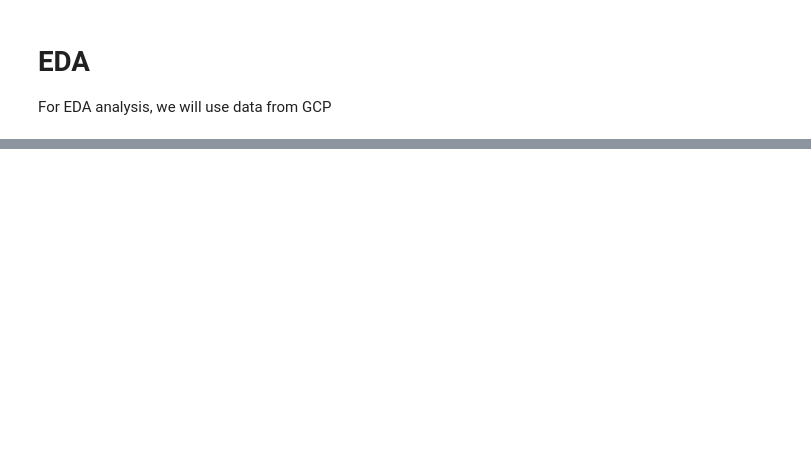
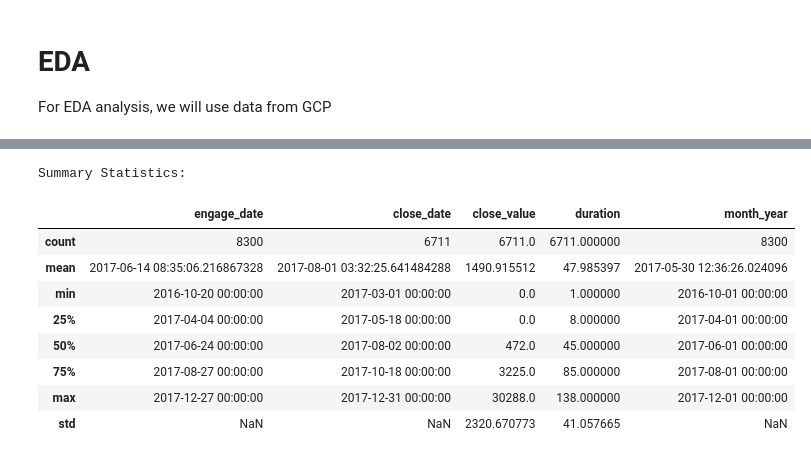
Before and after one commit to camlebrun/crm_hetic, a Jupyter notebook: analyses/eda.ipynb, the cells around one changed output, grey strips where cells are left out. Cells and saved outputs as stored; diff of their text form; code cells hidden in the pictures; blank space fills up the shorter version.

```diff
--- a/analyses/eda.ipynb
+++ b/analyses/eda.ipynb
@@ -34,0 +169,14 @@ df
+# %%
+print("Summary Statistics:")
+df_sales_pipeline.describe()
+# %% [output]
+Summary Statistics:
+|  | engage_date | close_date | close_value | duration | month_year |
+| count | 8300 | 6711 | 6711.0 | 6711.000000 | 8300 |
+| mean | 2017-06-14 08:35:06.216867328 | 2017-08-01 03:32:25.641484288 | 1490.915512 | 47.985397 | 2017-05-30 12:36:26.024096 |
+| min | 2016-10-20 00:00:00 | 2017-03-01 00:00:00 | 0.0 | 1.000000 | 2016-10-01 00:00:00 |
+| 25% | 2017-04-04 00:00:00 | 2017-05-18 00:00:00 | 0.0 | 8.000000 | 2017-04-01 00:00:00 |
+| 50% | 2017-06-24 00:00:00 | 2017-08-02 00:00:00 | 472.0 | 45.000000 | 2017-06-01 00:00:00 |
+| 75% | 2017-08-27 00:00:00 | 2017-10-18 00:00:00 | 3225.0 | 85.000000 | 2017-08-01 00:00:00 |
+| max | 2017-12-27 00:00:00 | 2017-12-31 00:00:00 | 30288.0 | 138.000000 | 2017-12-01 00:00:00 |
+| std | NaN | NaN | 2320.670773 | 41.057665 | NaN |
```
Also changed, not shown: parts of 20 cells of this notebook.
